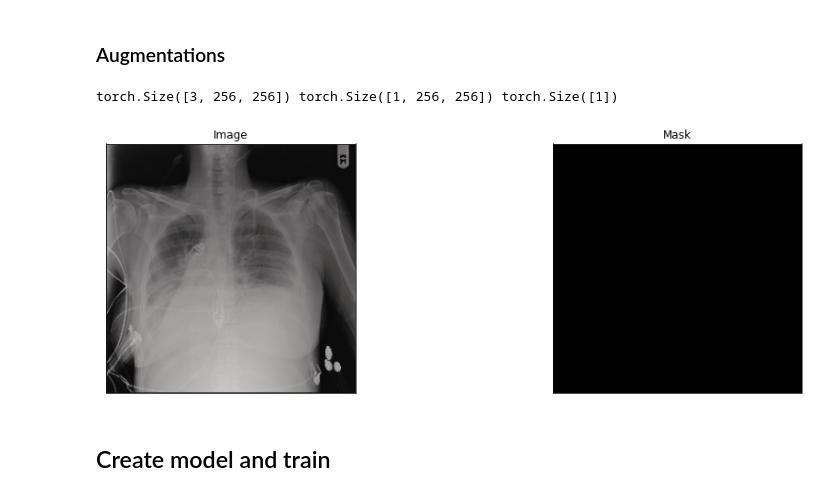
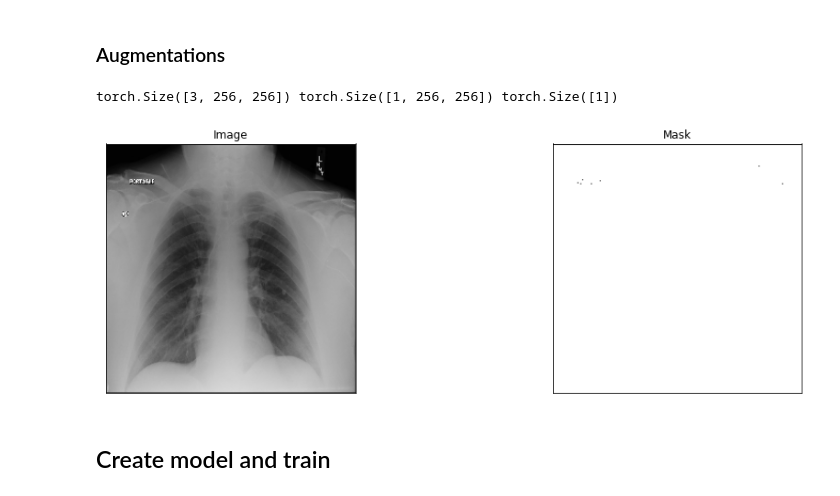
Before and after one commit to kevinkwshin/MTL, a Jupyter notebook: 4.MTL_TotalDataset.ipynb, the cells around one changed output. Drawn from its saved outputs; the diff is of its cells as text; code cells hidden in the pictures.

```diff
--- a/4.MTL_TotalDataset.ipynb
+++ b/4.MTL_TotalDataset.ipynb
@@ -224,40 +224,45 @@ train_dataset = Dataset(
     augmentation=get_training_augmentation(),
 )
 
-x_list = natsort.natsorted(glob.glob('SSIM_seg/val/*')) + natsort.natsorted(glob.glob('SSIM_cls/valn/*'))
+x_list = natsort.natsorted(glob.glob('SSIM_seg/val/*')) + natsort.natsorted(glob.glob('SSIM_cls/val/*'))
 y_list = natsort.natsorted(glob.glob('SSIM_seg/valannot//*')) + natsort.natsorted(glob.glob('SSIM_cls/valannot//*'))
 
 valid_dataset = Dataset(
-    x_valid_dir,
-    y_valid_dir,
+    x_list,
+    x_list,
     augmentation=get_validation_augmentation(),
 )
 
 x_list = natsort.natsorted(glob.glob('SSIM_seg/test/*')) + natsort.natsorted(glob.glob('SSIM_cls/test/*'))
-y_list = natsort.natsorted(glob.glob('SSIM_seg/testannot//*')) + natsort.natsorted(glob.glob('SSIM_cls/testannot//*'))
+y_list = natsort.natsorted(glob.glob('SSIM_seg/testannot/*')) + natsort.natsorted(glob.glob('SSIM_cls/testannot/*'))
 
 test_dataset = Dataset(
-    x_test_dir,
-    y_test_dir,
+    x_list,
+    x_list,
     augmentation=get_validation_augmentation(),
 )
 
-train_loader = DataLoader(train_dataset, batch_size=16, shuffle=True, num_workers=4)
+train_loader = DataLoader(train_dataset, batch_size=8, shuffle=True, num_workers=1)
 valid_loader = DataLoader(valid_dataset, batch_size=1, shuffle=False, num_workers=1)
 test_loader = DataLoader(test_dataset, batch_size=1, shuffle=False, num_workers=1)
 # %%
 # same image with different random transforms
 
 batch = next(iter(train_loader))
 x = batch['x'][0]
 y_seg = batch['y_seg'][0]
 y_cls = batch['y_cls'][0]
 
+batch = next(iter(test_loader))
+x = batch['x'][0]
+y_seg = batch['y_seg'][0]
+y_cls = batch['y_cls'][0]
+
 print(x.shape,y_seg.shape,y_cls.shape)
 visualize(image=x, mask=y_seg)
 # %% [output]
 torch.Size([3, 256, 256]) torch.Size([1, 256, 256]) torch.Size([1])
-[figure, old version]
+[figure, new version]
 # %% [markdown]
 ## Create model and train
 # %%
```
Also changed, not shown: parts of 2 cells of this notebook.
